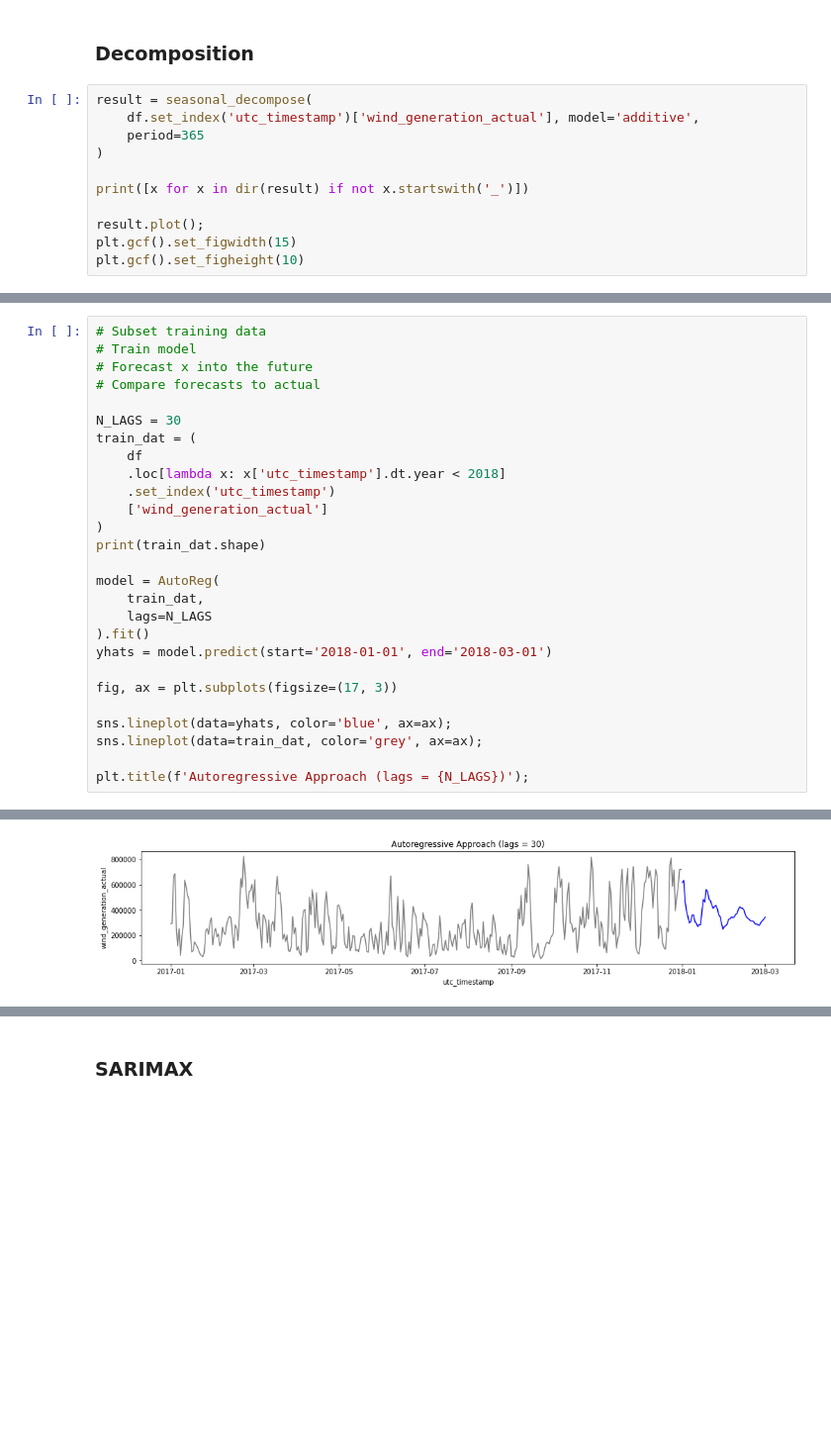
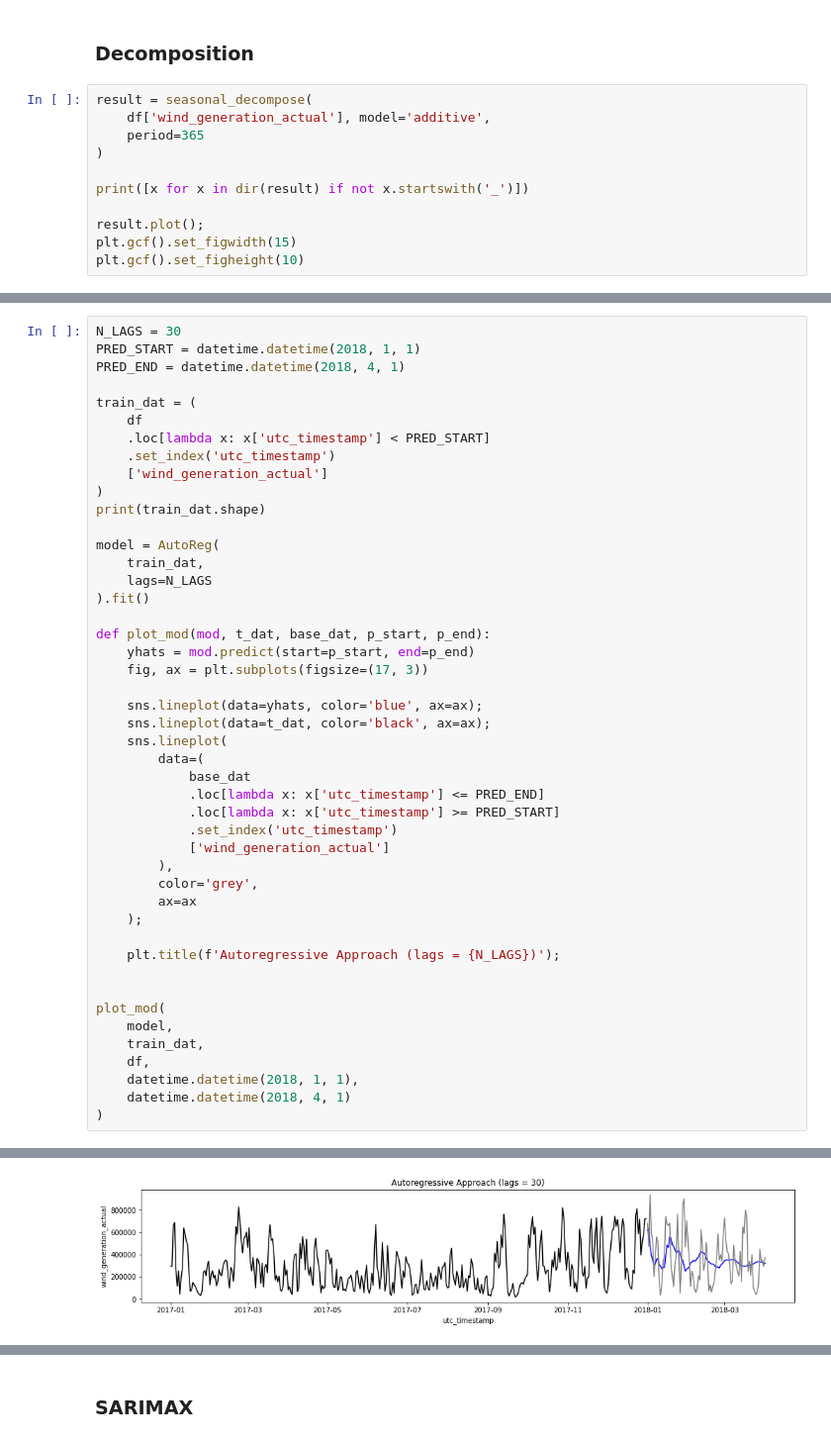
Before and after one commit to ayoskovich/wind_power, a Jupyter notebook: wind-power.ipynb, the cells around one changed output, grey strips where cells are left out. Shown at 99% size. Drawn from its saved outputs; the diff is of its cells as text; blank space fills up the shorter version.

Commit message:
Kaggle Notebook | wind power | Version 5

```diff
--- a/wind-power.ipynb
+++ b/wind-power.ipynb
@@ -80,7 +80,7 @@ autocorrelation_plot(df['wind_generation_actual'], ax = ax);
 ### Decomposition
 # %%
 result = seasonal_decompose(
-    df.set_index('utc_timestamp')['wind_generation_actual'], model='additive',
+    df['wind_generation_actual'], model='additive',
     period=365
 )
 
@@ -97,30 +97,49 @@ plt.gcf().set_figheight(10)
 # %%
-# Subset training data
-# Train model
-# Forecast x into the future
-# Compare forecasts to actual
+N_LAGS = 30
+PRED_START = datetime.datetime(2018, 1, 1)
+PRED_END = datetime.datetime(2018, 4, 1)
 
-N_LAGS = 30
 train_dat = (
     df
-    .loc[lambda x: x['utc_timestamp'].dt.year < 2018]
+    .loc[lambda x: x['utc_timestamp'] < PRED_START]
     .set_index('utc_timestamp')
     ['wind_generation_actual']
 )
 print(train_dat.shape)
 
 model = AutoReg(
     train_dat,
     lags=N_LAGS
 ).fit()
-yhats = model.predict(start='2018-01-01', end='2018-03-01')
 
-fig, ax = plt.subplots(figsize=(17, 3))
+def plot_mod(mod, t_dat, base_dat, p_start, p_end):
+    yhats = mod.predict(start=p_start, end=p_end)
+    fig, ax = plt.subplots(figsize=(17, 3))
 
-sns.lineplot(data=yhats, color='blue', ax=ax);
-sns.lineplot(data=train_dat, color='grey', ax=ax);
+    sns.lineplot(data=yhats, color='blue', ax=ax);
+    sns.lineplot(data=t_dat, color='black', ax=ax);
+    sns.lineplot(
+        data=(
+            base_dat
+            .loc[lambda x: x['utc_timestamp'] <= PRED_END]
+            .loc[lambda x: x['utc_timestamp'] >= PRED_START]
+            .set_index('utc_timestamp')
+            ['wind_generation_actual']
+        ),
+        color='grey',
+        ax=ax
+    );
 
-plt.title(f'Autoregressive Approach (lags = {N_LAGS})');
+    plt.title(f'Autoregressive Approach (lags = {N_LAGS})');
+
+
+plot_mod(
+    model,
+    train_dat,
+    df,
+    datetime.datetime(2018, 1, 1),
+    datetime.datetime(2018, 4, 1)
+)
 # %% [output]
 (365,)
-[figure, old version]
+[figure, new version]
```
Also changed, not shown: parts of 6 cells of this notebook.
